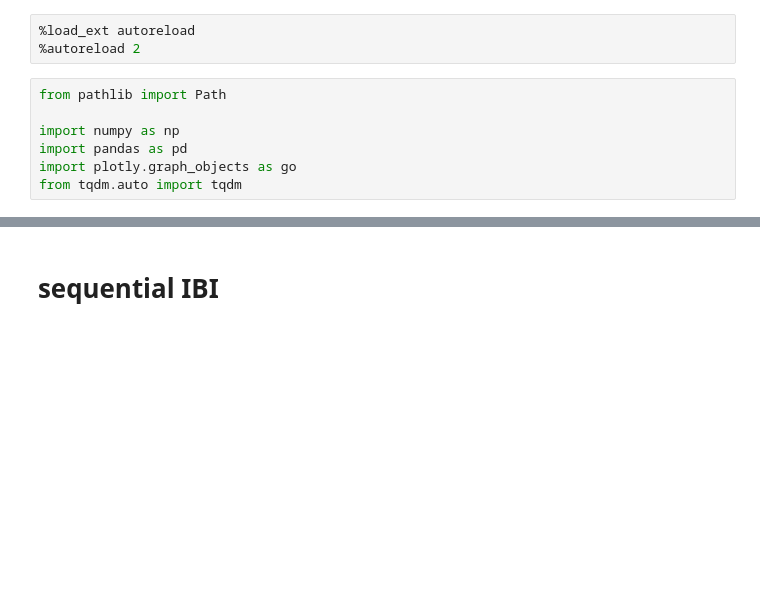
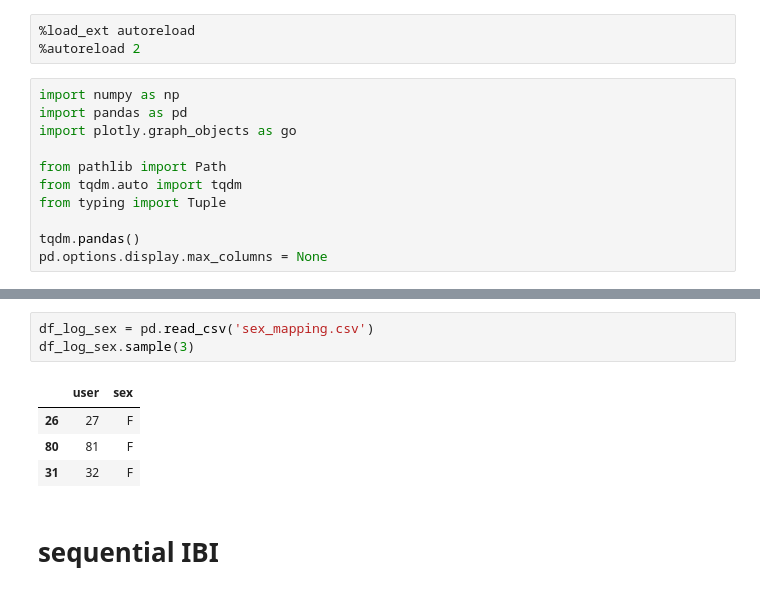
Before and after one commit to mitchelkappen/stress_study_lib_EEGStudy1, a Jupyter notebook: ibi_visualizations.ipynb, the cells around one changed output, grey strips where cells are left out. Drawn from its saved outputs; the diff is of its cells as text; blank space fills up the shorter version.

```diff
--- a/ibi_visualizations.ipynb
+++ b/ibi_visualizations.ipynb
@@ -2,11 +2,15 @@
 %load_ext autoreload
 %autoreload 2
 # %%
-from pathlib import Path
-
 import numpy as np
 import pandas as pd
 import plotly.graph_objects as go
+
+from pathlib import Path
 from tqdm.auto import tqdm
+from typing import Tuple
+
+tqdm.pandas()
+pd.options.display.max_columns = None
 # %%
 # configure user
@@ -25,3 +56,11 @@ elif user.lower() == "mitchel":
+# %%
+df_log_sex = pd.read_csv('sex_mapping.csv')
+df_log_sex.sample(3)
+# %% [output]
+|  | user | sex |
+| 26 | 27 | F |
+| 80 | 81 | F |
+| 31 | 32 | F |
 # %% [markdown]
 # sequential IBI
 # %%
```
Also changed, not shown: parts of 19 cells of this notebook, 1 other file.
